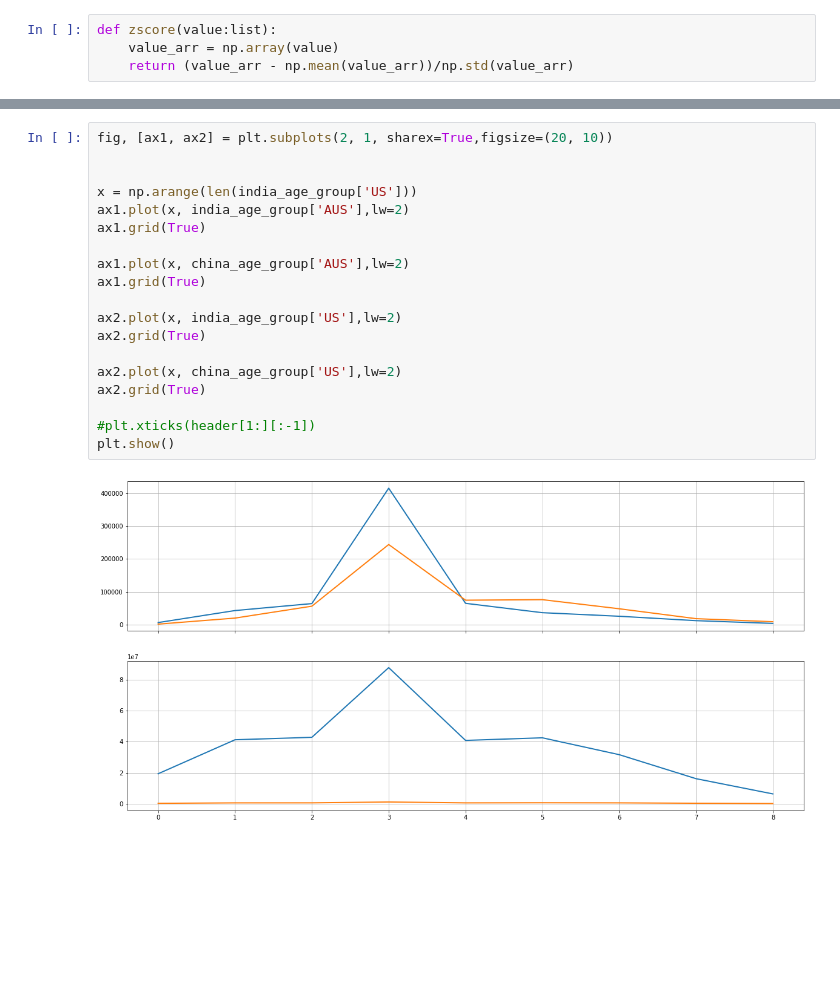
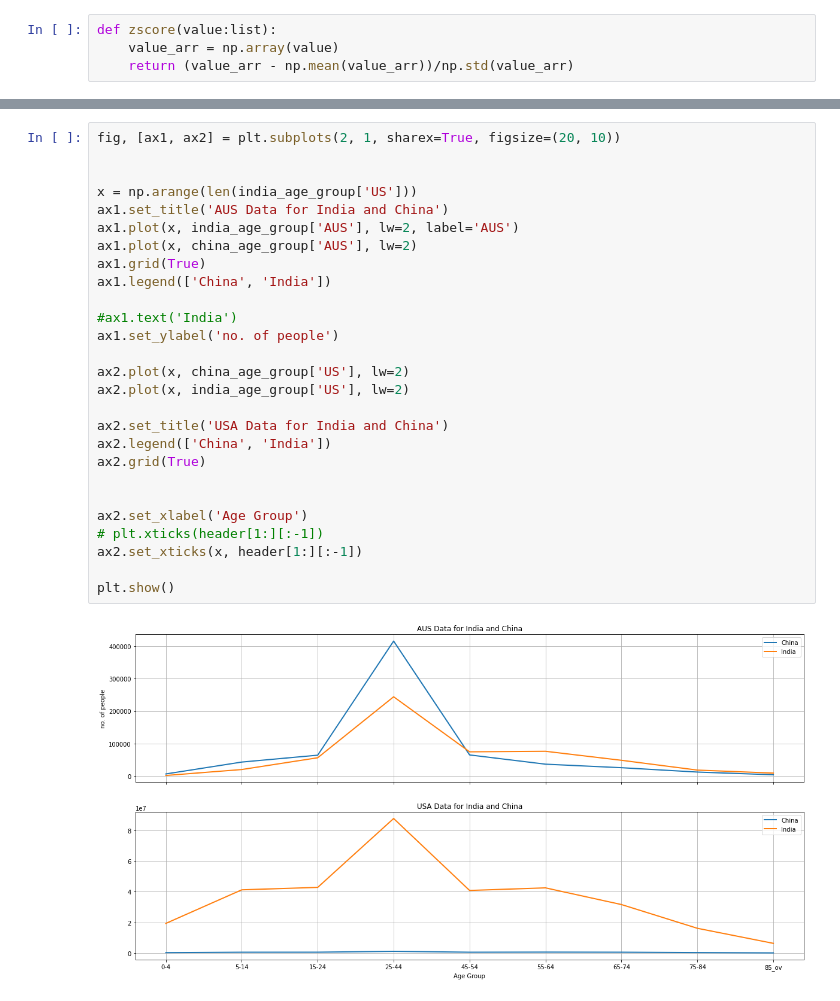
Before and after one commit to NoTouchingKids/Lab4-5Assignment, a Jupyter notebook: Report.ipynb, the cells around one changed output, grey strips where cells are left out. Saved outputs shown, nothing was run; the diff lists cells and outputs as text; blank space fills up the shorter version.

```diff
--- a/Report.ipynb
+++ b/Report.ipynb
@@ -570,24 +640,32 @@ china_age_group
 # %%
-fig, [ax1, ax2] = plt.subplots(2, 1, sharex=True,figsize=(20, 10))
+fig, [ax1, ax2] = plt.subplots(2, 1, sharex=True, figsize=(20, 10))
 
 
 x = np.arange(len(india_age_group['US']))
-ax1.plot(x, india_age_group['AUS'],lw=2)
+ax1.set_title('AUS Data for India and China')
+ax1.plot(x, india_age_group['AUS'], lw=2, label='AUS')
+ax1.plot(x, china_age_group['AUS'], lw=2)
 ax1.grid(True)
+ax1.legend(['China', 'India'])
 
-ax1.plot(x, china_age_group['AUS'],lw=2)
-ax1.grid(True)
+#ax1.text('India')
+ax1.set_ylabel('no. of people')
 
-ax2.plot(x, india_age_group['US'],lw=2)
+ax2.plot(x, china_age_group['US'], lw=2)
+ax2.plot(x, india_age_group['US'], lw=2)
+
+ax2.set_title('USA Data for India and China')
+ax2.legend(['China', 'India'])
 ax2.grid(True)
 
-ax2.plot(x, china_age_group['US'],lw=2)
-ax2.grid(True)
 
-#plt.xticks(header[1:][:-1])
+ax2.set_xlabel('Age Group')
+# plt.xticks(header[1:][:-1])
+ax2.set_xticks(x, header[1:][:-1])
+
 plt.show()
 # %% [output]
-[figure, old version]
+[figure, new version]
 # %%
 india_data = {
     'US' : [],
```
Also changed, not shown: parts of 7 cells of this notebook.
